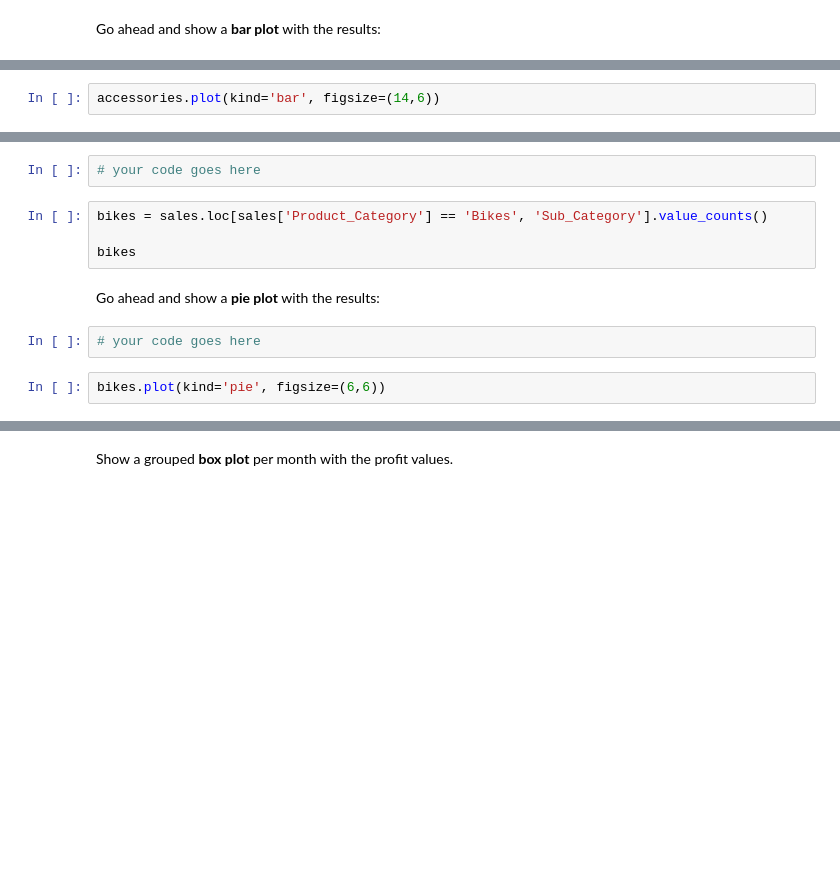
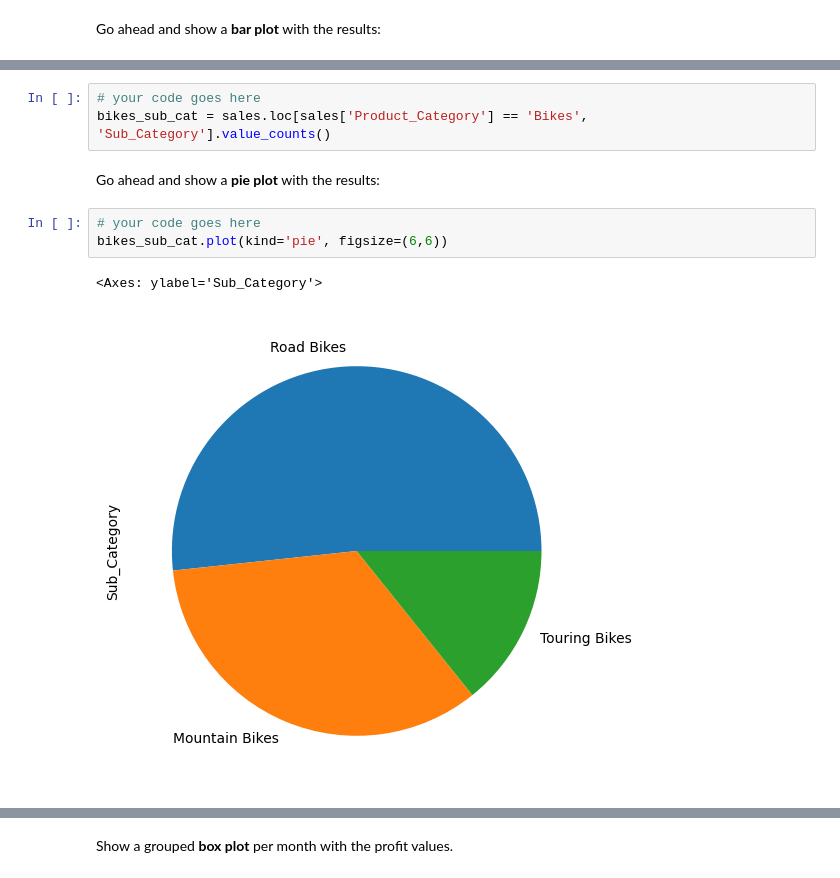
Before and after one commit to Muaadahmed/FreeCodeCamp-Pandas-Real-Life-Example, a Jupyter notebook: Exercises_1.ipynb, the cells around one changed output, grey strips where cells are left out. Saved outputs shown, nothing was run; the diff lists cells and outputs as text; blank space fills up the shorter version.

```diff
--- a/Exercises_1.ipynb
+++ b/Exercises_1.ipynb
@@ -334,21 +341,18 @@ Go ahead and show a <b>bar plot</b> with the results:
-# %%
-accessories.plot(kind='bar', figsize=(14,6))
 # %% [markdown]
 ![green-divider](https://user-images.githubusercontent.com/7065401/52071924-c003ad80-2562-11e9-8297-1c6595f8a7ff.png)
 
 ### How many orders were made per bike sub-categories?
 # %%
 # your code goes here
+bikes_sub_cat = sales.loc[sales['Product_Category'] == 'Bikes', 'Sub_Category'].value_counts()
-# %%
-bikes = sales.loc[sales['Product_Category'] == 'Bikes', 'Sub_Category'].value_counts()
-
-bikes
 # %% [markdown]
 Go ahead and show a <b>pie plot</b> with the results:
 # %%
 # your code goes here
+bikes_sub_cat.plot(kind='pie', figsize=(6,6))
+# %% [output]
+<Axes: ylabel='Sub_Category'>
+[figure, added]
-# %%
-bikes.plot(kind='pie', figsize=(6,6))
 # %% [markdown]
 ![green-divider](https://user-images.githubusercontent.com/7065401/52071924-c003ad80-2562-11e9-8297-1c6595f8a7ff.png)
 
```
Also changed, not shown: parts of 69 cells of this notebook.
